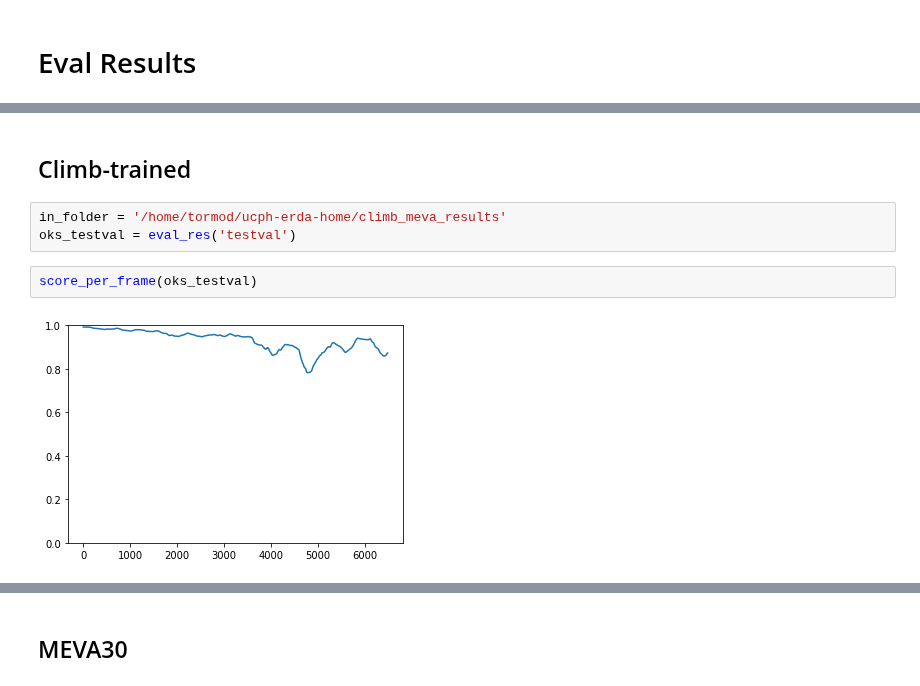
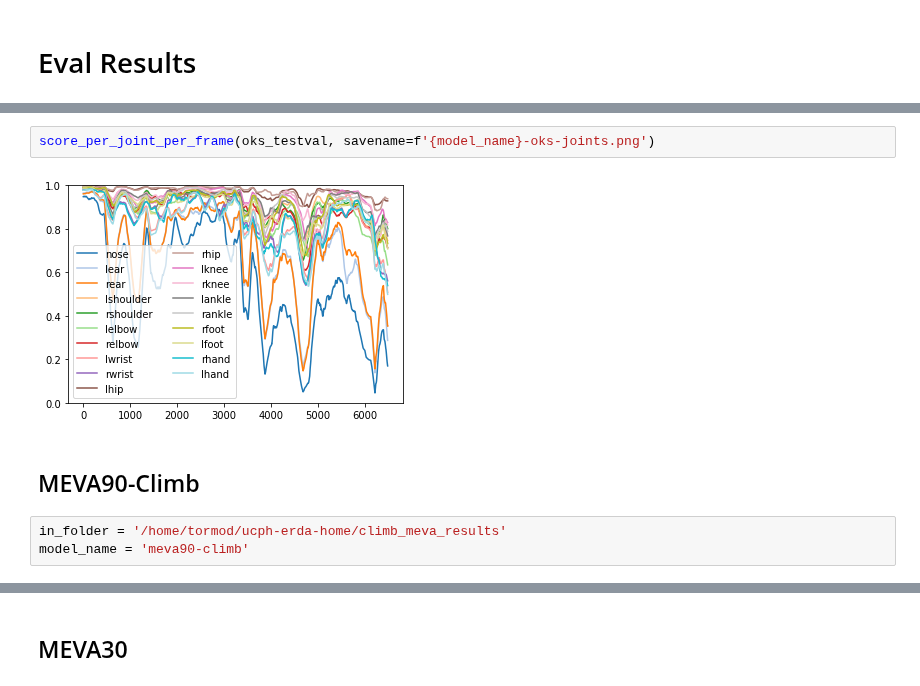
Before and after one commit to 2food/APEC, a Jupyter notebook: meva.ipynb, the cells around one changed output, grey strips where cells are left out. Saved outputs shown, nothing was run; the diff lists cells and outputs as text.

```diff
--- a/meva.ipynb
+++ b/meva.ipynb
@@ -342,9 +382,9 @@ score_per_joint_per_frame(oks_testval)
+# %%
+score_per_joint_per_frame(oks_testval, savename=f'{model_name}-oks-joints.png')
+# %% [output]
+[figure, added]
 # %% [markdown]
-## Climb-trained
+## MEVA90-Climb
 # %%
 in_folder = '/home/tormod/ucph-erda-home/climb_meva_results'
-oks_testval = eval_res('testval')
+model_name = 'meva90-climb'
-# %%
-score_per_frame(oks_testval)
-# %% [output]
-[figure, removed]
```
Also changed, not shown: parts of 43 cells of this notebook, 3 other files.
